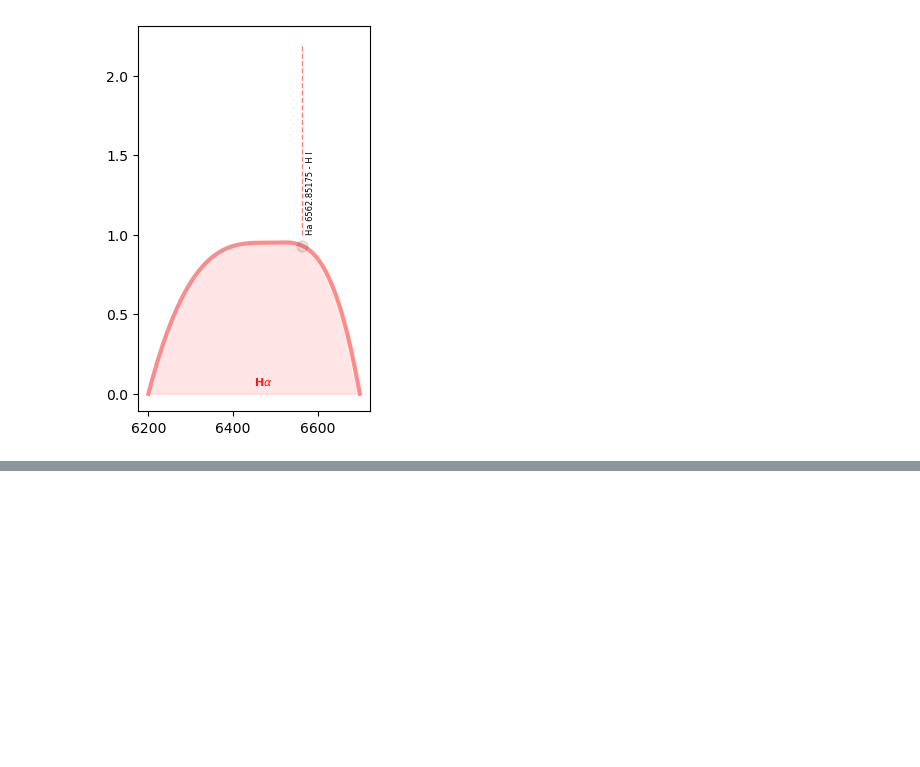
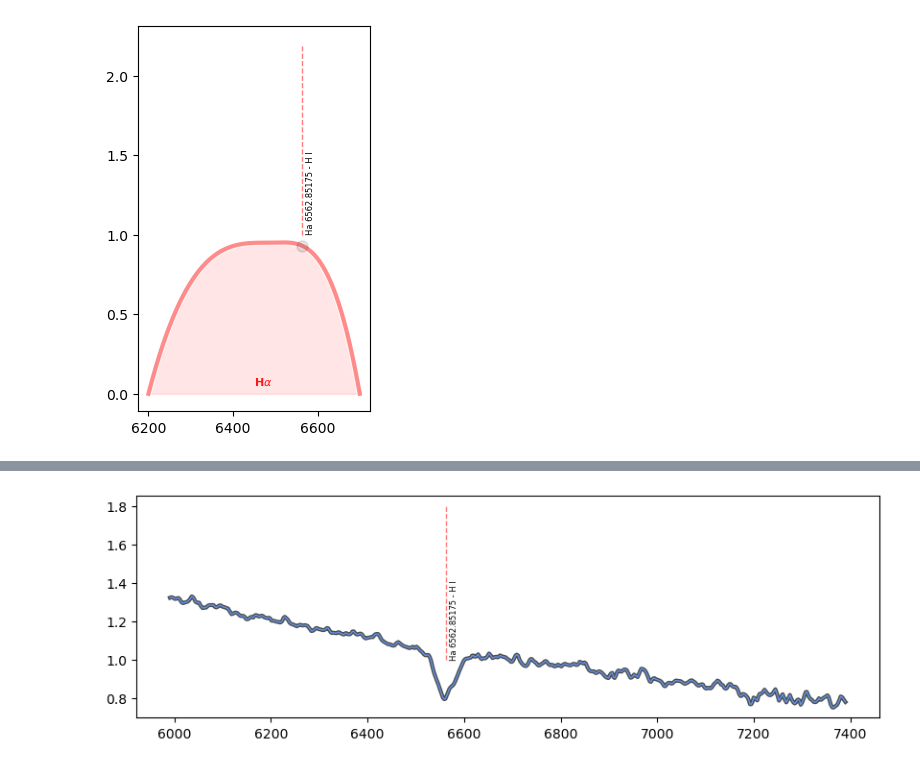
Before and after one commit to dtouzan/ciboulette, a Jupyter notebook: notebook/example-atomicline.ipynb, the cells around one changed output, grey strips where cells are left out. Drawn from its saved outputs; the diff is of its cells as text; code cells hidden in the pictures; blank space fills up the shorter version.

```diff
--- a/notebook/example-atomicline.ipynb
+++ b/notebook/example-atomicline.ipynb
@@ -224,0 +229,2 @@ Ha.marker(flux=1, max_flux=2, font_size=6)
+# %%
+sa = sa200.SA200('ciboulette\\spectrum\\Pn_R_hd8538_20231008_836.fits')
@@ -224,0 +235,8 @@ Ha.marker(flux=1, max_flux=2, font_size=6)
+# %%
+figure = plt.figure(figsize=(10, 3))
+axis = figure.subplots(1, 1)
+sa.axis = Ha.axis = axis
+sa.plot()
+Ha.marker(flux=1, max_flux=1.6)
+# %% [output]
+[figure, added]
```
Also changed, not shown: parts of 4 cells of this notebook.
